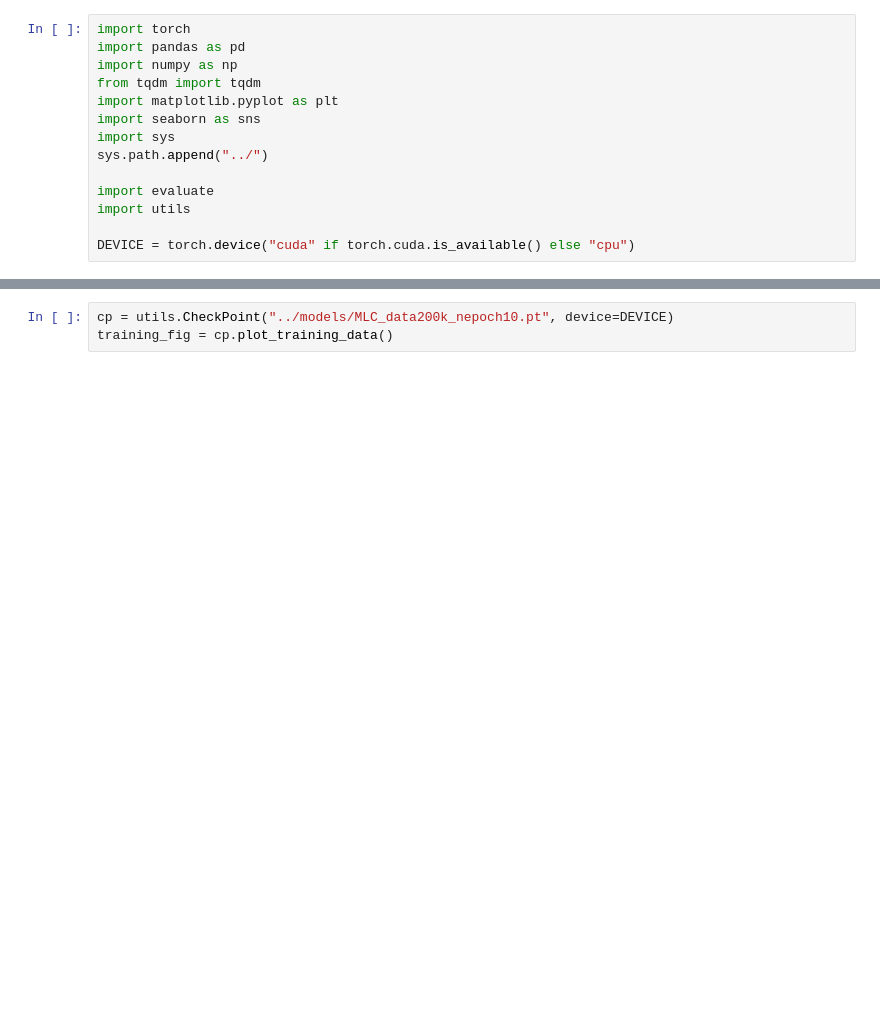
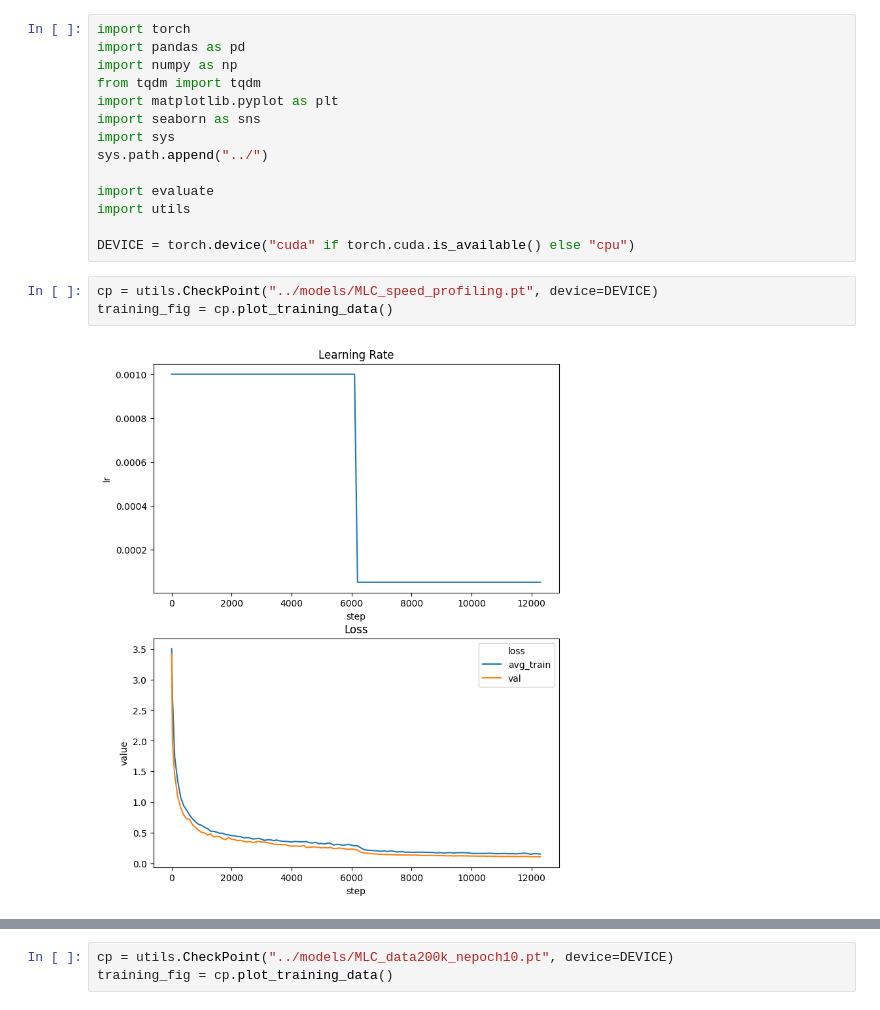
Before and after one commit to philipp-hellwig/MLC-letter-string-analogies, a Jupyter notebook: analyses/analysis_fixed_lr.ipynb, the cells around one changed output, grey strips where cells are left out. Saved outputs shown, nothing was run; the diff lists cells and outputs as text; blank space fills up the shorter version.

```diff
--- a/analyses/analysis_fixed_lr.ipynb
+++ b/analyses/analysis_fixed_lr.ipynb
@@ -12,3 +12,8 @@ import evaluate
 import utils
 
 DEVICE = torch.device("cuda" if torch.cuda.is_available() else "cpu")
+# %%
+cp = utils.CheckPoint("../models/MLC_speed_profiling.pt", device=DEVICE)
+training_fig = cp.plot_training_data()
+# %% [output]
+[figure, added]
```
Also changed, not shown: parts of 1 cell of this notebook, 4 other files.
